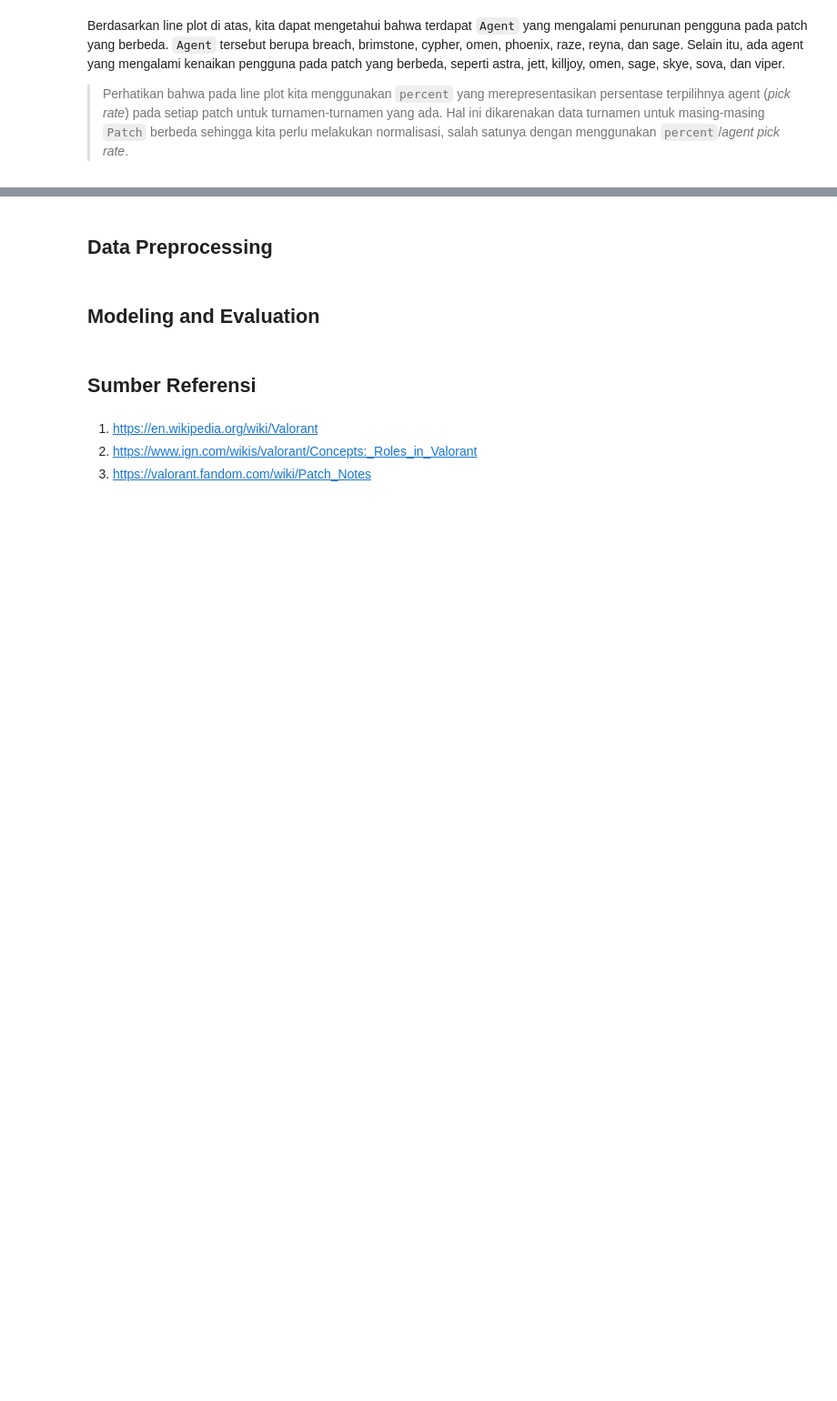
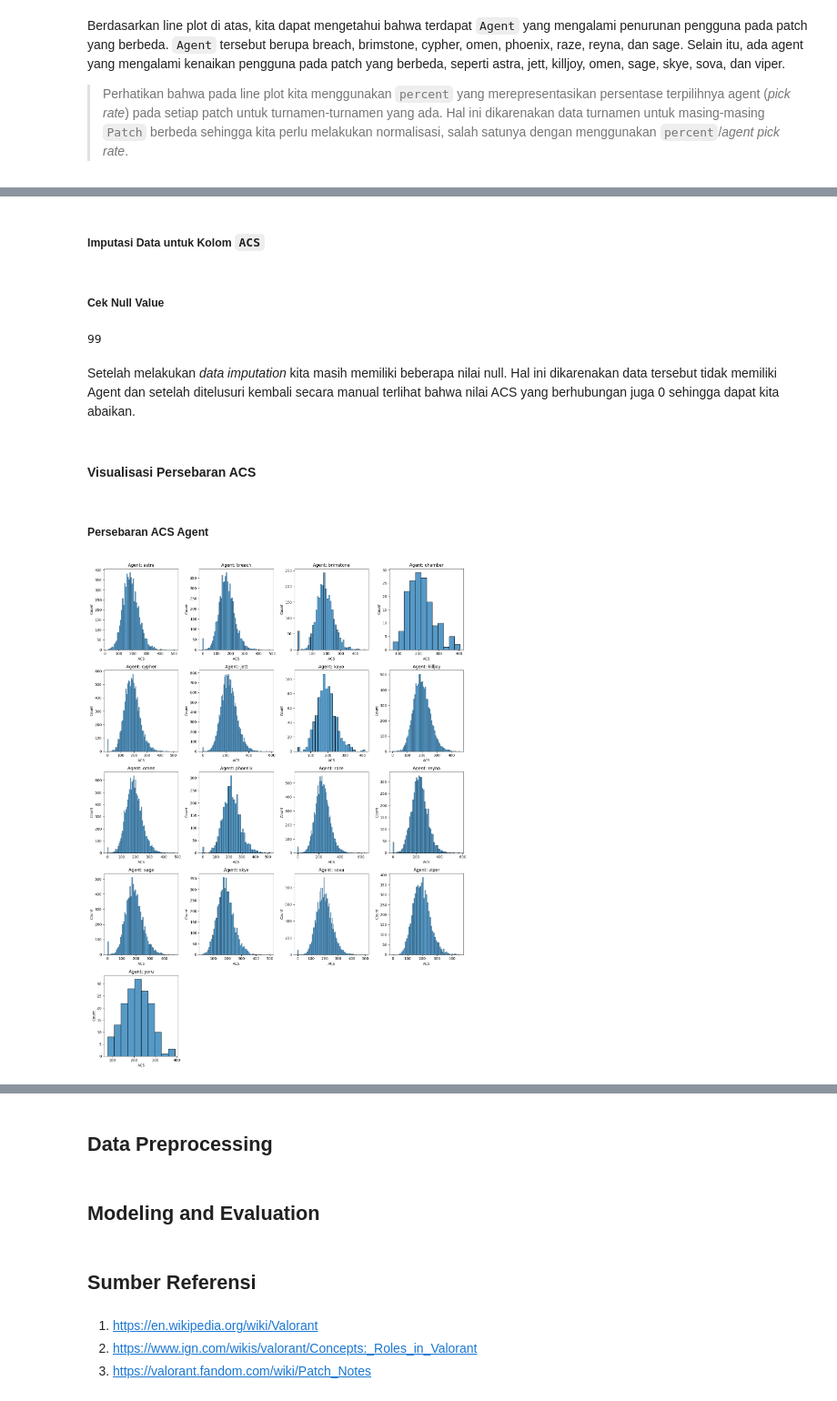
Before and after one commit to LyzanderAndrylie/kasdad-tk, a Jupyter notebook: TK_Data+.ipynb, the cells around one changed output, grey strips where cells are left out. Shown at 91% size. Saved outputs shown, nothing was run; the diff lists cells and outputs as text; code cells hidden in the pictures; blank space fills up the shorter version.

```diff
--- a/TK_Data+.ipynb
+++ b/TK_Data+.ipynb
@@ -861,0 +974,2 @@ yang berbeda. `Agent` tersebut berupa breach, brimstone, cypher, omen, phoenix,
+# %% [markdown]
+##### Imputasi Data untuk Kolom `ACS`
@@ -861,0 +980,44 @@ yang berbeda. `Agent` tersebut berupa breach, brimstone, cypher, omen, phoenix,
+# %% [markdown]
+##### Cek Null Value
+# %%
+df_scores['ACS'].isnull().sum()
+# %% [output]
+99
+# %% [markdown]
+Setelah melakukan *data imputation* kita masih memiliki beberapa nilai null. Hal ini dikarenakan data tersebut tidak memiliki Agent dan setelah ditelusuri kembali secara manual terlihat bahwa nilai ACS yang berhubungan juga 0 sehingga dapat kita abaikan.
+# %% [markdown]
+#### Visualisasi Persebaran ACS
+# %% [markdown]
+##### Persebaran ACS Agent
+# %%
+df_agent_acs = pd.merge(
+    df_matches_games_scores[['Agent', 'ACS']],
+    df_agent[['Agent', 'Role']], on='Agent'
+)
+lst_agents = sorted(df_agent_acs['Agent'].unique())
+
+fig, axes = plt.subplots(5,4, figsize=(15,20))
+axeses = [
+    (0, 0), (0, 1), (0, 2), (0, 3),
+    (1, 0), (1, 1), (1, 2), (1, 3),
+    (2, 0), (2, 1), (2, 2), (2, 3),
+    (3, 0), (3, 1), (3, 2), (3, 3),
+    (4, 0)
+]
+
+for i in range(len(lst_agents)):
+
+    current_axs = axes[axeses[i][0], axeses[i][1]]
+    current_agent = df_agent_acs.query(f'Agent == "{lst_agents[i]}"')
+
+    sns.histplot(data=current_agent, x='ACS', ax=current_axs)
+
+    current_axs.set_title(f'Agent: {lst_agents[i]}')
+
+for ax in axes.flatten()[17:]:
+    fig.delaxes(ax)
+
+plt.tight_layout()
+plt.show()
+# %% [output]
+[figure, added]
```
Also changed, not shown: parts of 26 cells of this notebook.
